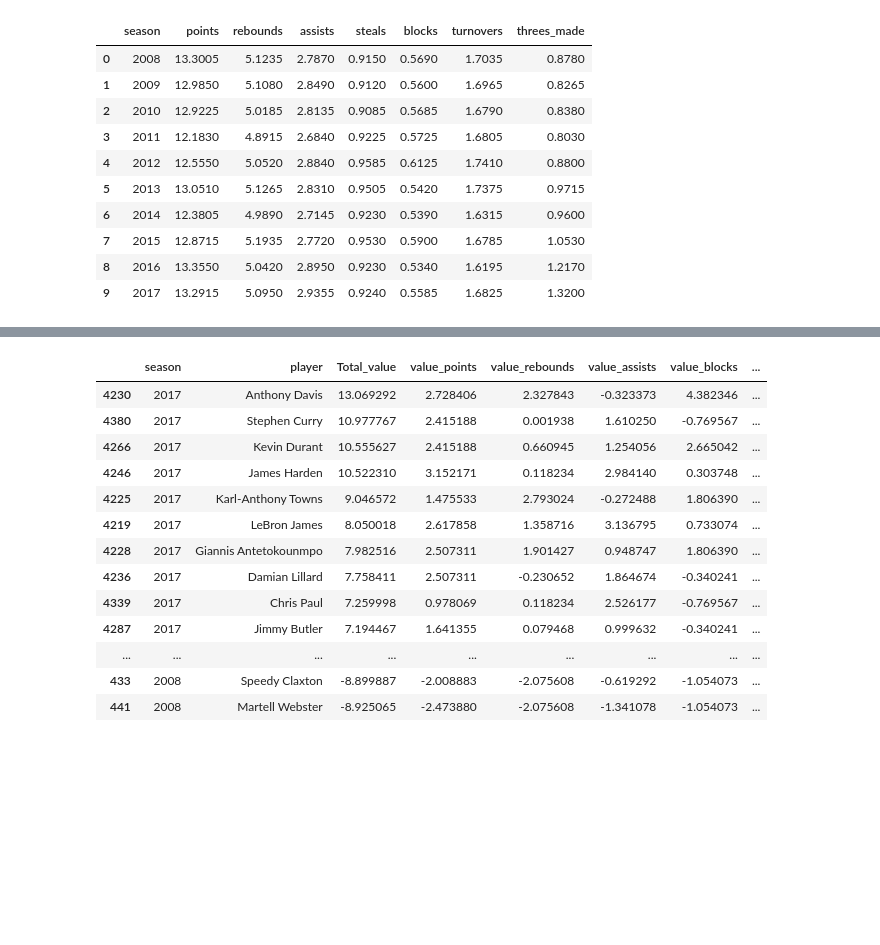
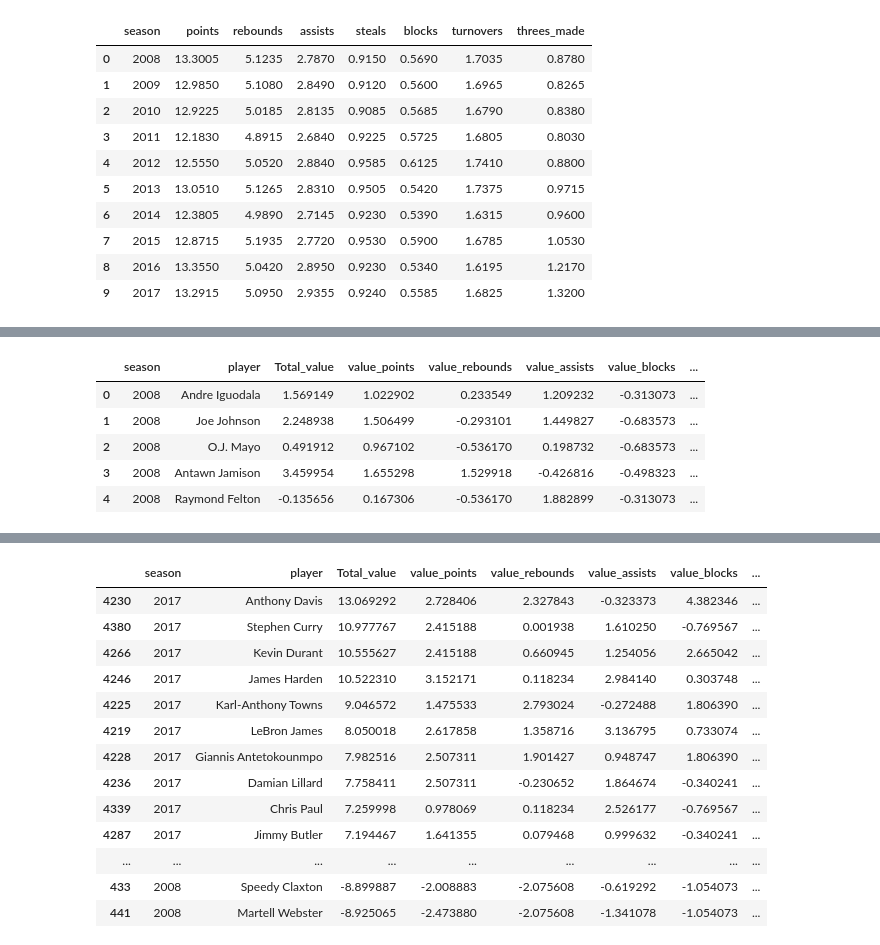
Before and after one commit to RCheer3/Fantasy-Basketball-Capstone-Project, a Jupyter notebook: Test code/Creating ranking system.ipynb, the cells around one changed output, grey strips where cells are left out. Saved outputs shown, nothing was run; the diff lists cells and outputs as text; code cells hidden in the pictures; blank space fills up the shorter version.

```diff
--- a/Untitled Folder/Pyscopg2 Data Manipulation.ipynb
+++ b/Test code/Creating ranking system.ipynb
@@ -305,0 +235,9 @@ value_copy.groupby('player').mean()['Total_value'].reset_index().sort_values(by=
+# %%
+value_copy.head()
+# %% [output]
+|  | season | player | Total_value | value_points | value_rebounds | value_assists | value_blocks | ... |
+| 0 | 2008 | Andre Iguodala | 1.569149 | 1.022902 | 0.233549 | 1.209232 | -0.313073 | ... |
+| 1 | 2008 | Joe Johnson | 2.248938 | 1.506499 | -0.293101 | 1.449827 | -0.683573 | ... |
+| 2 | 2008 | O.J. Mayo | 0.491912 | 0.967102 | -0.536170 | 0.198732 | -0.683573 | ... |
+| 3 | 2008 | Antawn Jamison | 3.459954 | 1.655298 | 1.529918 | -0.426816 | -0.498323 | ... |
+| 4 | 2008 | Raymond Felton | -0.135656 | 0.167306 | -0.536170 | 1.882899 | -0.313073 | ... |
```
Also changed, not shown: parts of 19 cells of this notebook, 3 other files.
